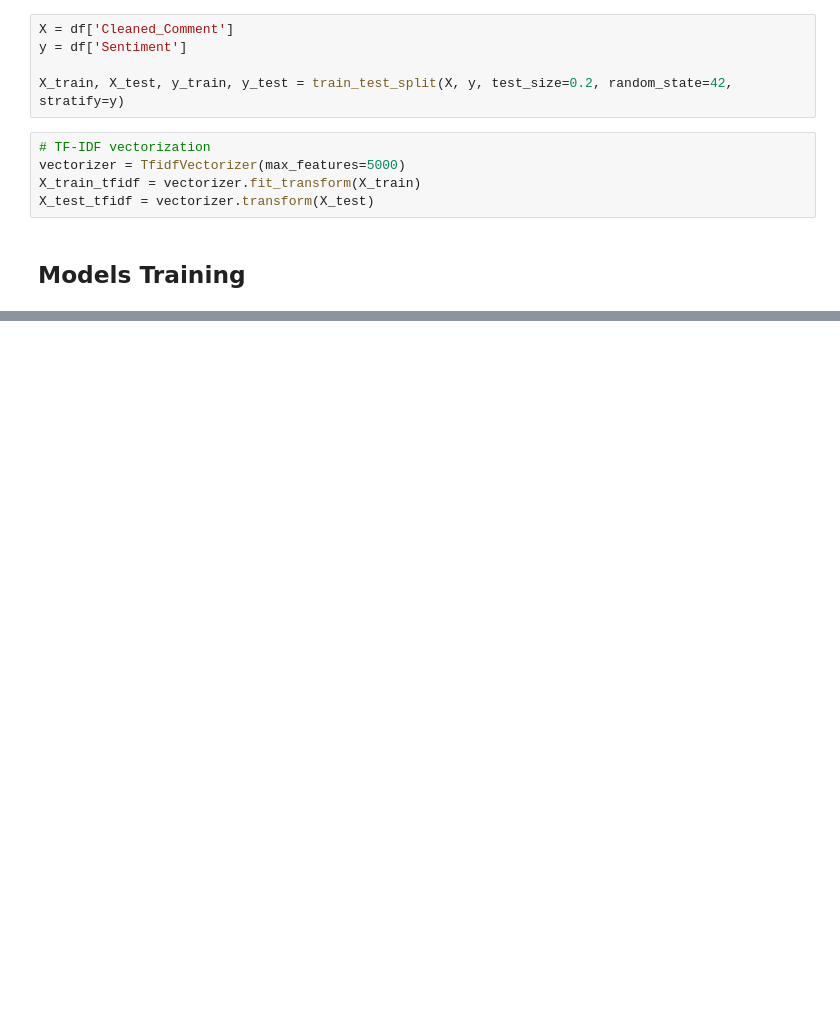
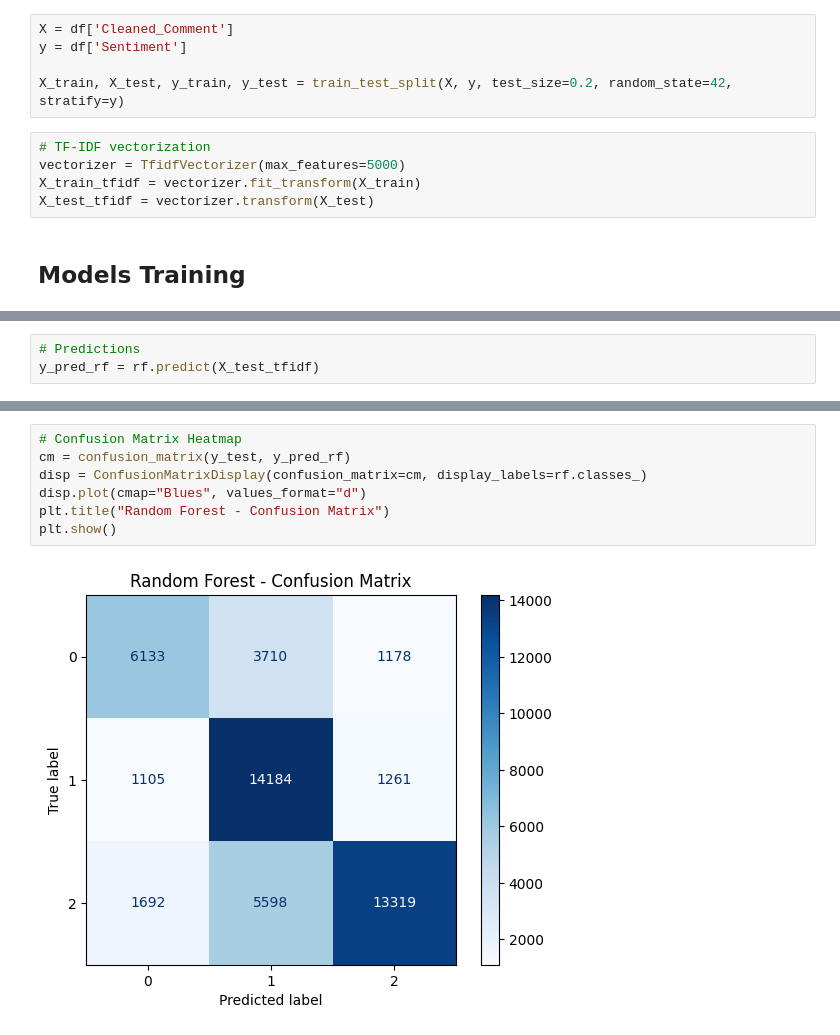
Before and after one commit to ushaaaa33/Sentiment_Analysis, a Jupyter notebook: sentiment.ipynb, the cells around one changed output, grey strips where cells are left out. Cells and saved outputs as stored; diff of their text form; blank space fills up the shorter version.

```diff
--- a/sentiment.ipynb
+++ b/sentiment.ipynb
@@ -345,0 +398,3 @@ X_test_tfidf = vectorizer.transform(X_test)
+# %%
+# Predictions
+y_pred_rf = rf.predict(X_test_tfidf)
@@ -345,0 +416,9 @@ X_test_tfidf = vectorizer.transform(X_test)
+# %%
+# Confusion Matrix Heatmap
+cm = confusion_matrix(y_test, y_pred_rf)
+disp = ConfusionMatrixDisplay(confusion_matrix=cm, display_labels=rf.classes_)
+disp.plot(cmap="Blues", values_format="d")
+plt.title("Random Forest - Confusion Matrix")
+plt.show()
+# %% [output]
+[figure, added]
```
Also changed, not shown: parts of 9 cells of this notebook.
